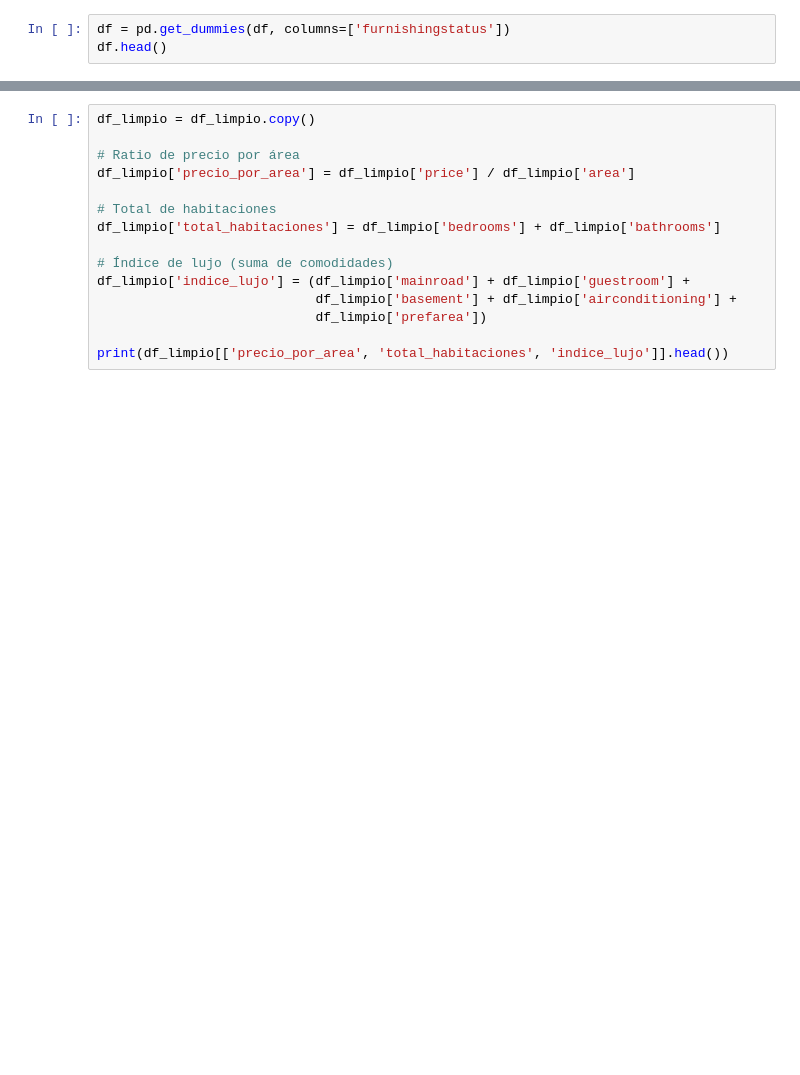
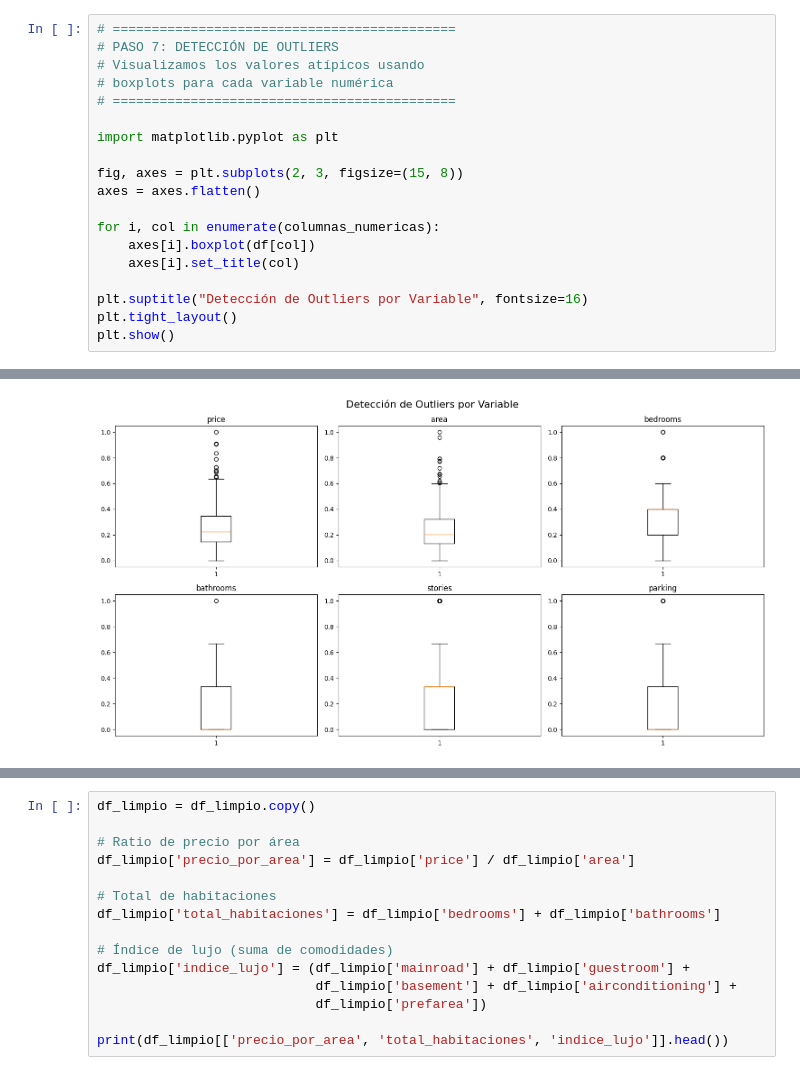
Before and after one commit to matiasCaileo/repaso-ciencia, a Jupyter notebook: notebooks/Untitled1.ipynb, the cells around one changed output, grey strips where cells are left out. Cells and saved outputs as stored; diff of their text form; blank space fills up the shorter version.

```diff
--- a/notebooks/Untitled1.ipynb
+++ b/notebooks/Untitled1.ipynb
@@ -91,4 +157,20 @@ df.head()
 # %%
-df = pd.get_dummies(df, columns=['furnishingstatus'])
-df.head()
+# ============================================
+# PASO 7: DETECCIÓN DE OUTLIERS
+# Visualizamos los valores atípicos usando
+# boxplots para cada variable numérica
+# ============================================
+
+import matplotlib.pyplot as plt
+
+fig, axes = plt.subplots(2, 3, figsize=(15, 8))
+axes = axes.flatten()
+
+for i, col in enumerate(columnas_numericas):
+    axes[i].boxplot(df[col])
+    axes[i].set_title(col)
+
+plt.suptitle("Detección de Outliers por Variable", fontsize=16)
+plt.tight_layout()
+plt.show()
 # %% [output]
@@ -101 +177,2 @@ df.head()
+[figure, added]
 # %%
```
Also changed, not shown: parts of 12 cells of this notebook, 1 other file.
